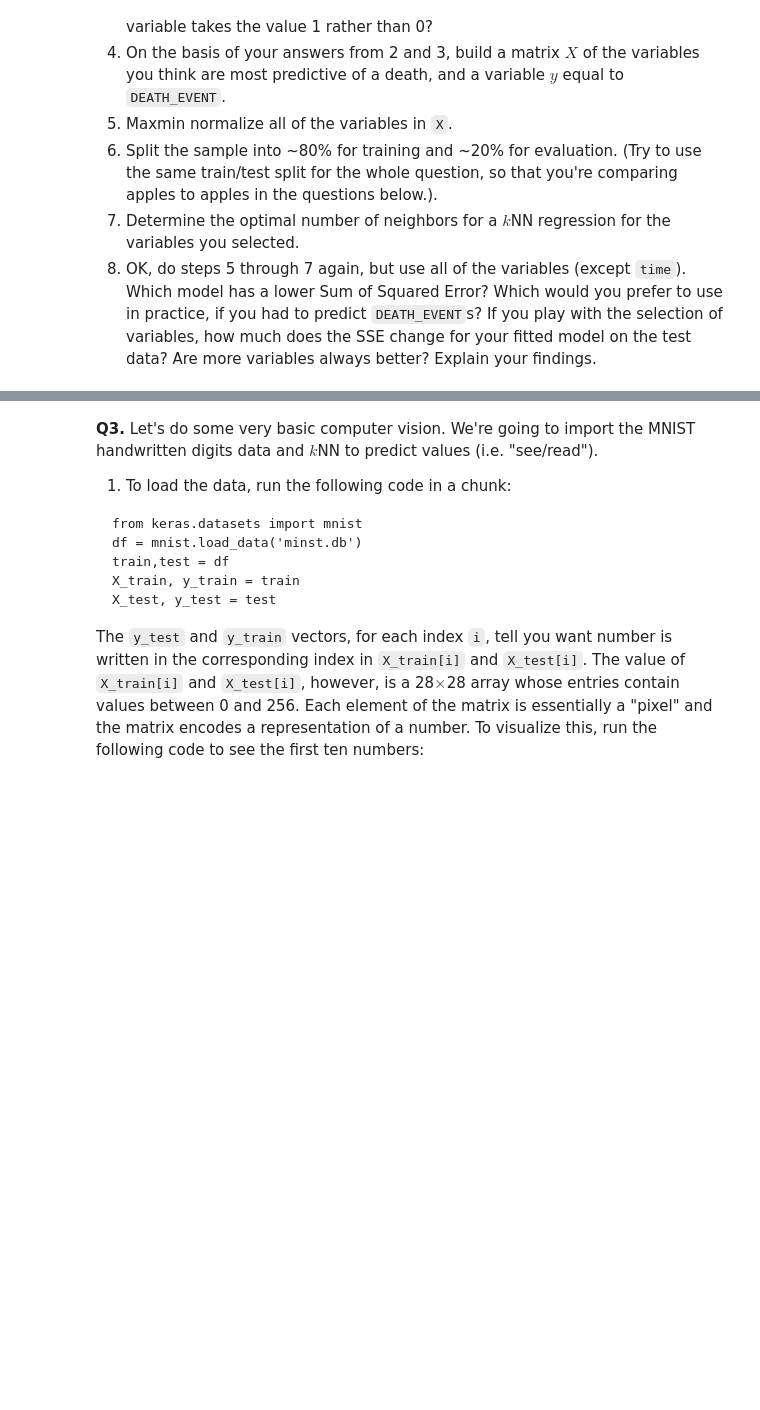
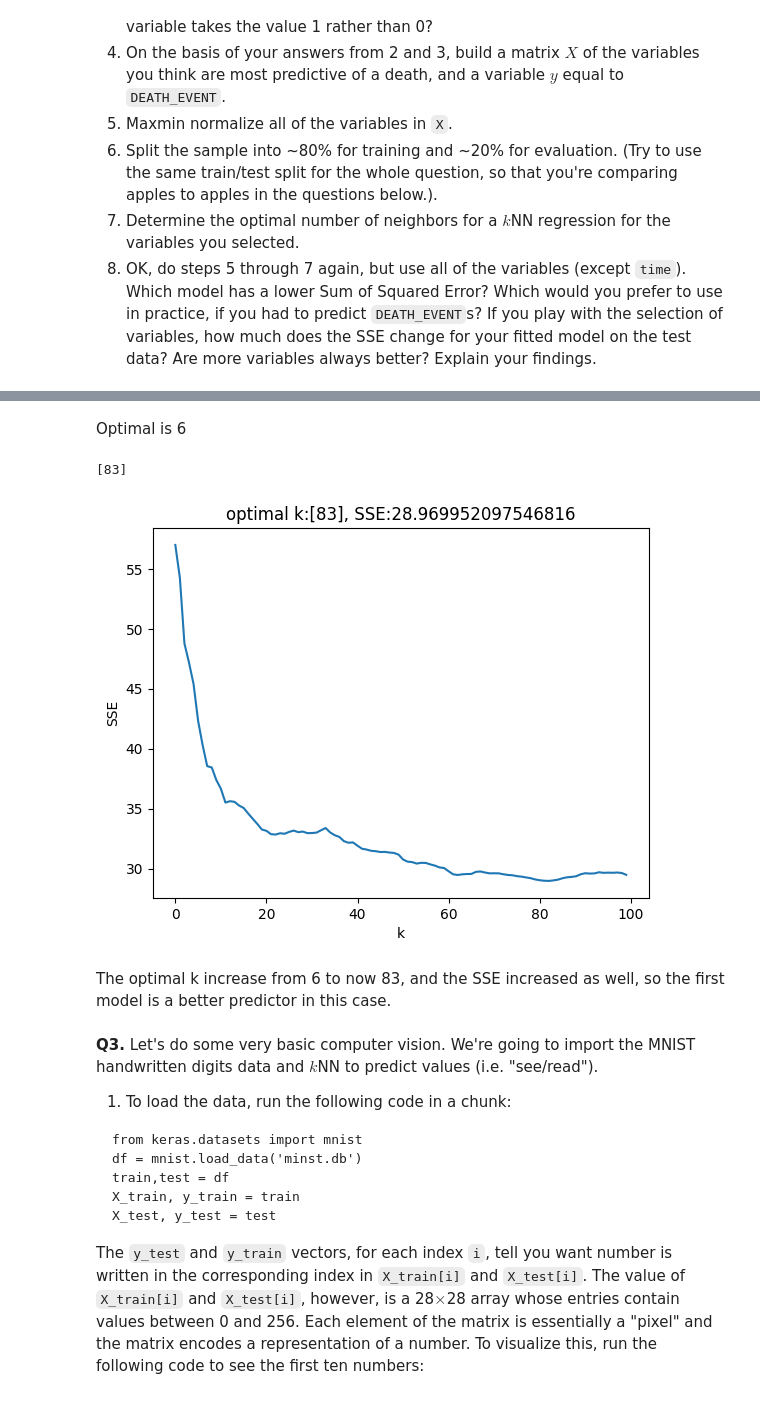
Before and after one commit to jillianhaig/knn, a Jupyter notebook: assignment_knn.ipynb, the cells around one changed output, grey strips where cells are left out. Saved outputs shown, nothing was run; the diff lists cells and outputs as text; code cells hidden in the pictures; blank space fills up the shorter version.

```diff
--- a/assignment_knn.ipynb
+++ b/assignment_knn.ipynb
@@ -168,3 +294,40 @@ The optimal k is 77. So, looking at the previous part, this means that the model
+# %% [markdown]
+Optimal is 6
+# %%
+# part 8
+
+X = heart_df.drop("DEATH_EVENT",axis=1)
+
+X_train = X.iloc[train,:]
+y_train = y.iloc[train]
+X_test = X.iloc[test,:]
+y_test = y.iloc[test]
+
+k_bar = 100
+k_grid = np.arange(1,k_bar)
+SSE = np.zeros(k_bar)
+
+for k in range(k_bar):
+    knn = KNeighborsRegressor(n_neighbors=k+1)
+    predictor = knn.fit(X_train,y_train)
+    y_hat = knn.predict(X_test)
+    SSE[k] = np.sum( (y_test-y_hat)**2 )
+
+SSE_min = np.min(SSE)
+min_index = np.where(SSE==SSE_min)
+k_star = k_grid[min_index]
+print(k_star)
+
+plt.plot(np.arange(0,k_bar),SSE)
+plt.xlabel("k")
+plt.title("optimal k:"+str(k_star)+", SSE:"+str(SSE_min))
+plt.ylabel("SSE")
+plt.show()
+# %% [output]
+[83]
+[figure, added]
+# %% [markdown]
+The optimal k increase from 6 to now 83, and the SSE increased as well, so the first model is a better predictor in this case.
 # %% [markdown]
 **Q3.** Let's do some very basic computer vision. We're going to import the MNIST handwritten digits data and $k$NN to predict values (i.e. "see/read").
 
```
Also changed, not shown: parts of 10 cells of this notebook.
